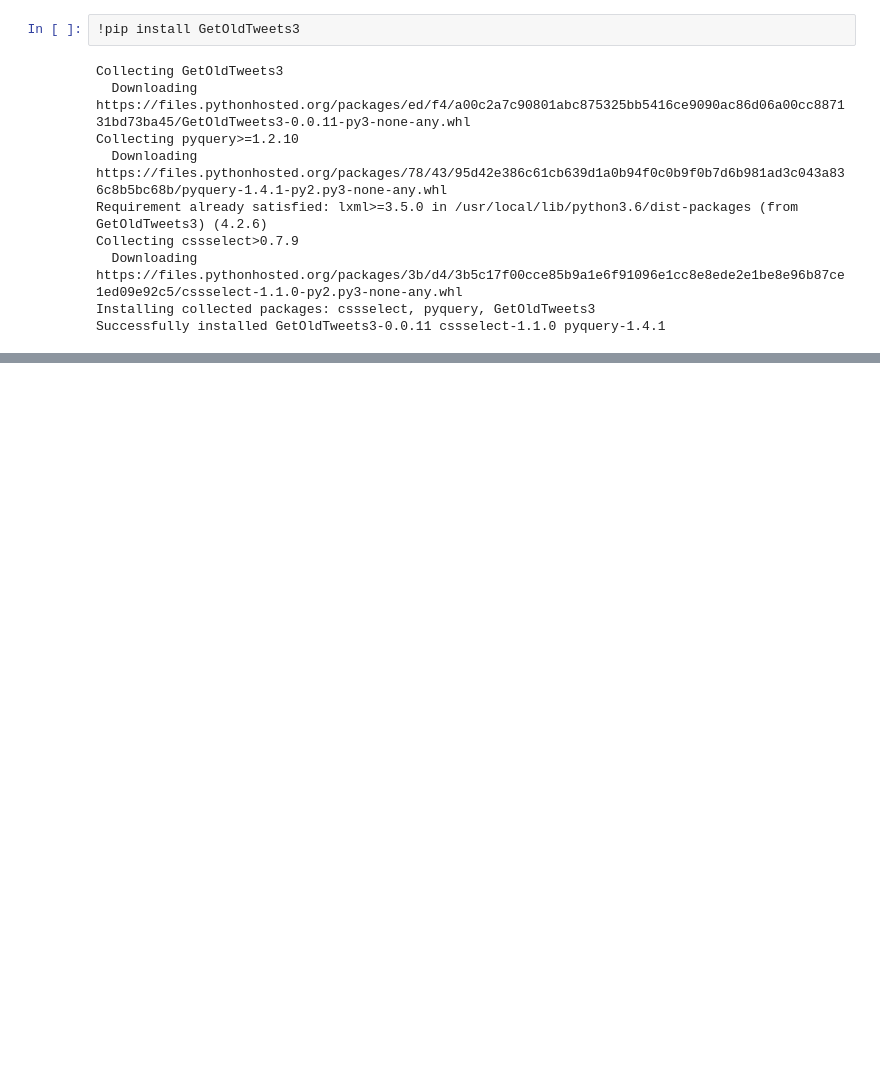
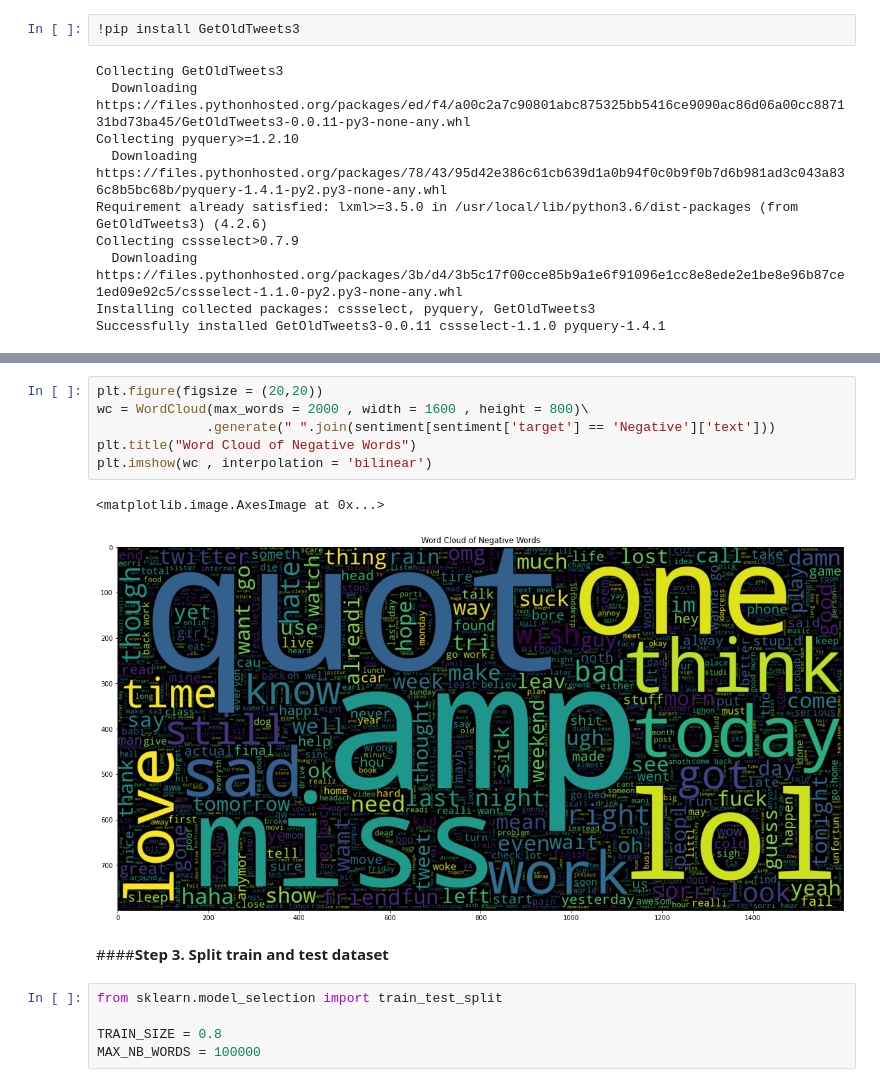
Before and after one commit to UliksSekiraqa/StockMarketAnalysis, a Jupyter notebook: Twitter_API.ipynb, the cells around one changed output, grey strips where cells are left out. Cells and saved outputs as stored; diff of their text form; blank space fills up the shorter version.

```diff
--- a/Twitter_API.ipynb
+++ b/Twitter_API.ipynb
@@ -24,0 +284,16 @@ I don’t know the facts or do I have proof but I feel as though Covid is actual
+# %%
+plt.figure(figsize = (20,20))
+wc = WordCloud(max_words = 2000 , width = 1600 , height = 800)\
+              .generate(" ".join(sentiment[sentiment['target'] == 'Negative']['text']))
+plt.title("Word Cloud of Negative Words")
+plt.imshow(wc , interpolation = 'bilinear')
+# %% [output]
+<matplotlib.image.AxesImage at 0x...>
+[figure, added]
+# %% [markdown]
+####**Step 3. Split train and test dataset**
+# %%
+from sklearn.model_selection import train_test_split
+
+TRAIN_SIZE = 0.8
+MAX_NB_WORDS = 100000
```
Also changed, not shown: parts of 65 cells of this notebook.
